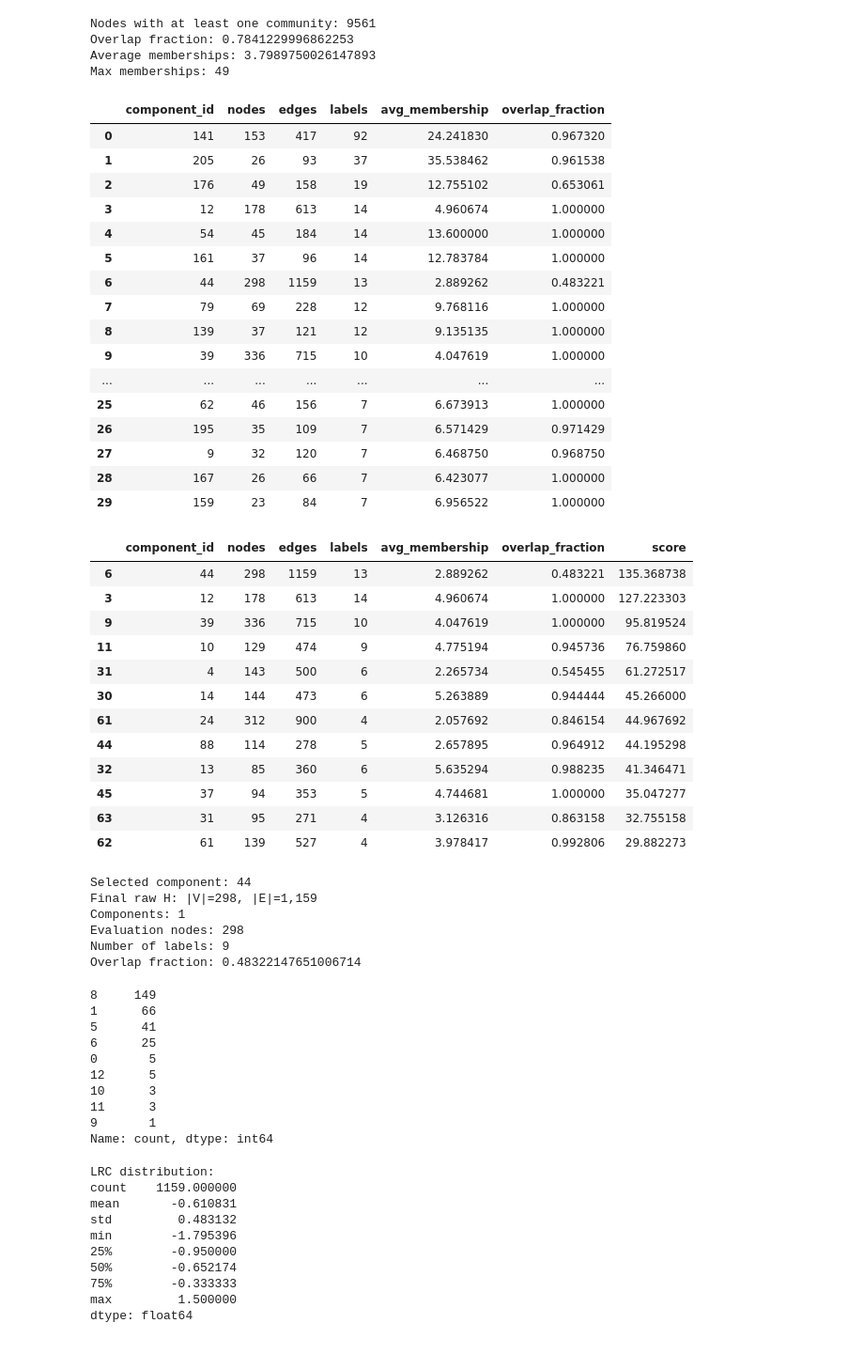
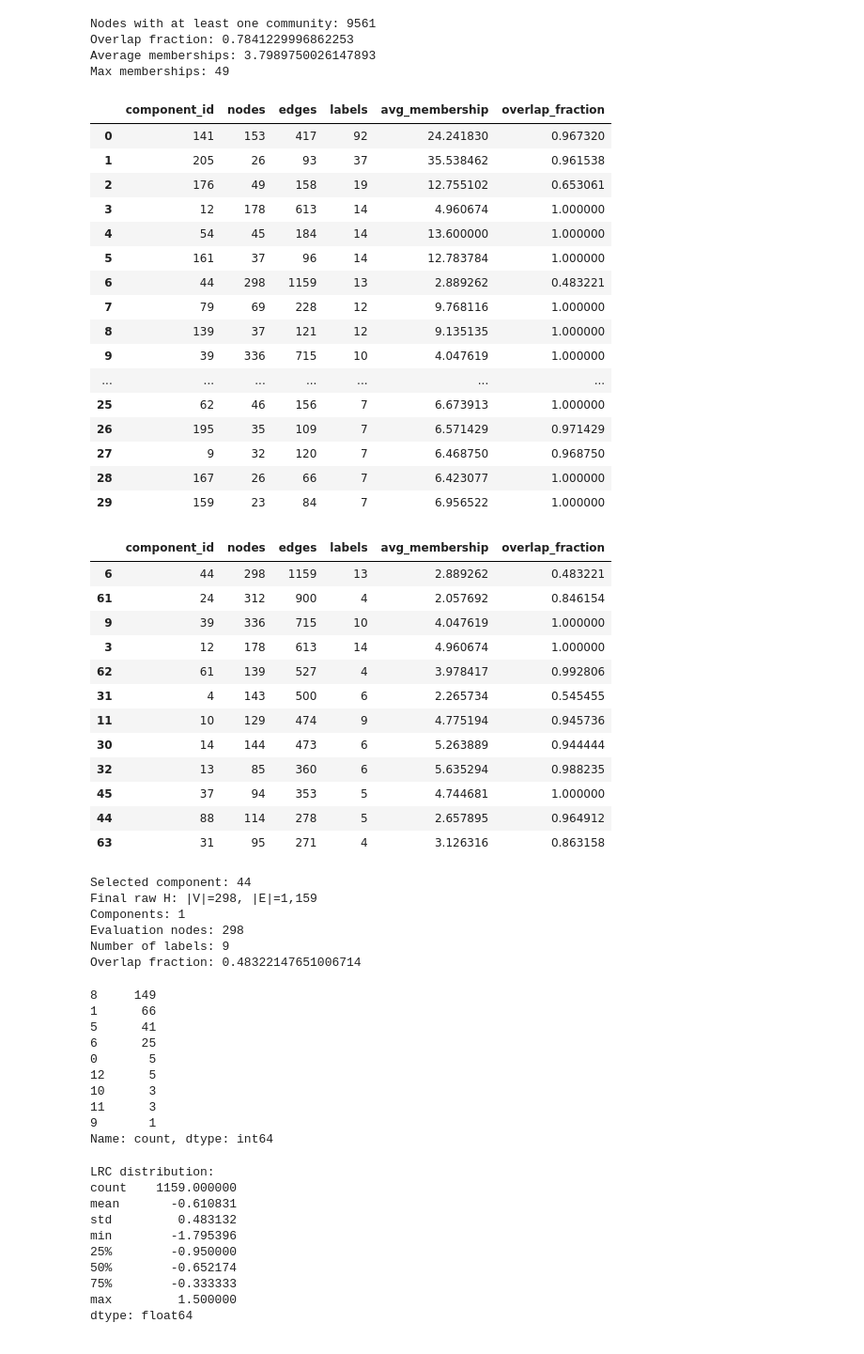
Before and after one commit to Avin-Kolahdooz/curvature-guided-community-detection, a Jupyter notebook: Amazon.ipynb, the cells around one changed output. Shown at 94% size. Cells and saved outputs as stored; diff of their text form; code cells hidden in the pictures.

Commit message:
Update Amazon component selection

```diff
--- a/Amazon.ipynb
+++ b/Amazon.ipynb
@@ -297,57 +297,29 @@ display(
 
 eligible_components = component_df[
     (component_df["nodes"] >= MIN_COMPONENT_NODES)
-    & (component_df["nodes"] <= MAX_COMPONENT_NODES)
     & (component_df["labels"] >= MIN_LABELS)
     & (component_df["labels"] <= MAX_LABELS)
     & (component_df["edges"] > 0)
 ].copy()
 
-
 if len(eligible_components) == 0:
-    display(
-        component_df.head(50)
+    raise ValueError(
+        "No component passed filters. Relax component filters."
     )
 
-    raise ValueError(
-        "No component passed filters. "
-        "Relax component filters."
-    )
-
-
-eligible_components["score"] = (
-    eligible_components["labels"] * 10
-    + eligible_components["nodes"] * 0.03
-    + eligible_components["edges"] * 0.002
-    - abs(
-        eligible_components["avg_membership"] - 2.0
-    ) * 4
-    - abs(
-        eligible_components["overlap_fraction"] - 0.25
-    ) * 10
-)
-
+# Select the structurally richest eligible component
 eligible_components = eligible_components.sort_values(
-    "score",
+    ["edges", "labels", "nodes"],
     ascending=False
 )
 
-display(
-    eligible_components.head(20)
+display(eligible_components)
+
+BEST_COMPONENT_ID = int(
+    eligible_components.iloc[0]["component_id"]
 )
 
-
-BEST_COMPONENT_ID = int(
-    eligible_components.iloc[0][
-        "component_id"
-    ]
-)
-
-print(
-    "Selected component:",
-    BEST_COMPONENT_ID
-)
-
+print("Selected component:", BEST_COMPONENT_ID)
 
 # ============================================================
 # 7. BUILD FINAL BENCHMARK GRAPH H
@@ -495,46 +468,46 @@ Eligible communities: 936
 |  | size | internal_edges | boundary_edges | boundary_triangles | internal_triangles | conductance | BTD | ... |
 | count | 936.000000 | 936.000000 | 936.000000 | 936.000000 | 936.000000 | 936.000000 | 795.000000 | ... |
 | mean | 38.805556 | 126.989316 | 5.560897 | 10.608974 | 425.309829 | 0.021328 | 1.337266 | ... |
 | std | 27.851259 | 88.278630 | 6.900246 | 21.394759 | 317.728398 | 0.023665 | 1.233100 | ... |
 | min | 20.000000 | 44.000000 | 0.000000 | 0.000000 | 45.000000 | 0.000000 | 0.000000 | ... |
 | 25% | 25.000000 | 78.000000 | 1.000000 | 0.000000 | 234.000000 | 0.006689 | 0.236111 | ... |
 | 50% | 31.000000 | 96.000000 | 3.000000 | 3.000000 | 324.000000 | 0.015385 | 1.000000 | ... |
 | 75% | 44.000000 | 145.500000 | 7.000000 | 9.000000 | 514.000000 | 0.028329 | 2.200000 | ... |
 | max | 328.000000 | 900.000000 | 51.000000 | 185.000000 | 2254.000000 | 0.234694 | 5.142857 | ... |
 Nodes with at least one community: 9561
 Overlap fraction: 0.7841229996862253
 Average memberships: 3.7989750026147893
 Max memberships: 49
 |  | component_id | nodes | edges | labels | avg_membership | overlap_fraction |
 | 0 | 141 | 153 | 417 | 92 | 24.241830 | 0.967320 |
 | 1 | 205 | 26 | 93 | 37 | 35.538462 | 0.961538 |
 | 2 | 176 | 49 | 158 | 19 | 12.755102 | 0.653061 |
 | 3 | 12 | 178 | 613 | 14 | 4.960674 | 1.000000 |
 | 4 | 54 | 45 | 184 | 14 | 13.600000 | 1.000000 |
 | 5 | 161 | 37 | 96 | 14 | 12.783784 | 1.000000 |
 | 6 | 44 | 298 | 1159 | 13 | 2.889262 | 0.483221 |
 | 7 | 79 | 69 | 228 | 12 | 9.768116 | 1.000000 |
 | 8 | 139 | 37 | 121 | 12 | 9.135135 | 1.000000 |
 | 9 | 39 | 336 | 715 | 10 | 4.047619 | 1.000000 |
 | ... | ... | ... | ... | ... | ... | ... |
 | 25 | 62 | 46 | 156 | 7 | 6.673913 | 1.000000 |
 | 26 | 195 | 35 | 109 | 7 | 6.571429 | 0.971429 |
 | 27 | 9 | 32 | 120 | 7 | 6.468750 | 0.968750 |
 | 28 | 167 | 26 | 66 | 7 | 6.423077 | 1.000000 |
 | 29 | 159 | 23 | 84 | 7 | 6.956522 | 1.000000 |
-|  | component_id | nodes | edges | labels | avg_membership | overlap_fraction | score |
-| 6 | 44 | 298 | 1159 | 13 | 2.889262 | 0.483221 | 135.368738 |
-| 3 | 12 | 178 | 613 | 14 | 4.960674 | 1.000000 | 127.223303 |
-| 9 | 39 | 336 | 715 | 10 | 4.047619 | 1.000000 | 95.819524 |
-| 11 | 10 | 129 | 474 | 9 | 4.775194 | 0.945736 | 76.759860 |
-| 31 | 4 | 143 | 500 | 6 | 2.265734 | 0.545455 | 61.272517 |
-| 30 | 14 | 144 | 473 | 6 | 5.263889 | 0.944444 | 45.266000 |
-| 61 | 24 | 312 | 900 | 4 | 2.057692 | 0.846154 | 44.967692 |
-| 44 | 88 | 114 | 278 | 5 | 2.657895 | 0.964912 | 44.195298 |
-| 32 | 13 | 85 | 360 | 6 | 5.635294 | 0.988235 | 41.346471 |
-| 45 | 37 | 94 | 353 | 5 | 4.744681 | 1.000000 | 35.047277 |
-| 63 | 31 | 95 | 271 | 4 | 3.126316 | 0.863158 | 32.755158 |
-| 62 | 61 | 139 | 527 | 4 | 3.978417 | 0.992806 | 29.882273 |
+|  | component_id | nodes | edges | labels | avg_membership | overlap_fraction |
+| 6 | 44 | 298 | 1159 | 13 | 2.889262 | 0.483221 |
+| 61 | 24 | 312 | 900 | 4 | 2.057692 | 0.846154 |
+| 9 | 39 | 336 | 715 | 10 | 4.047619 | 1.000000 |
+| 3 | 12 | 178 | 613 | 14 | 4.960674 | 1.000000 |
+| 62 | 61 | 139 | 527 | 4 | 3.978417 | 0.992806 |
+| 31 | 4 | 143 | 500 | 6 | 2.265734 | 0.545455 |
+| 11 | 10 | 129 | 474 | 9 | 4.775194 | 0.945736 |
+| 30 | 14 | 144 | 473 | 6 | 5.263889 | 0.944444 |
+| 32 | 13 | 85 | 360 | 6 | 5.635294 | 0.988235 |
+| 45 | 37 | 94 | 353 | 5 | 4.744681 | 1.000000 |
+| 44 | 88 | 114 | 278 | 5 | 2.657895 | 0.964912 |
+| 63 | 31 | 95 | 271 | 4 | 3.126316 | 0.863158 |
 Selected component: 44
 Final raw H: |V|=298, |E|=1,159
 Components: 1
```
Also changed, not shown: parts of 1 cell of this notebook.
